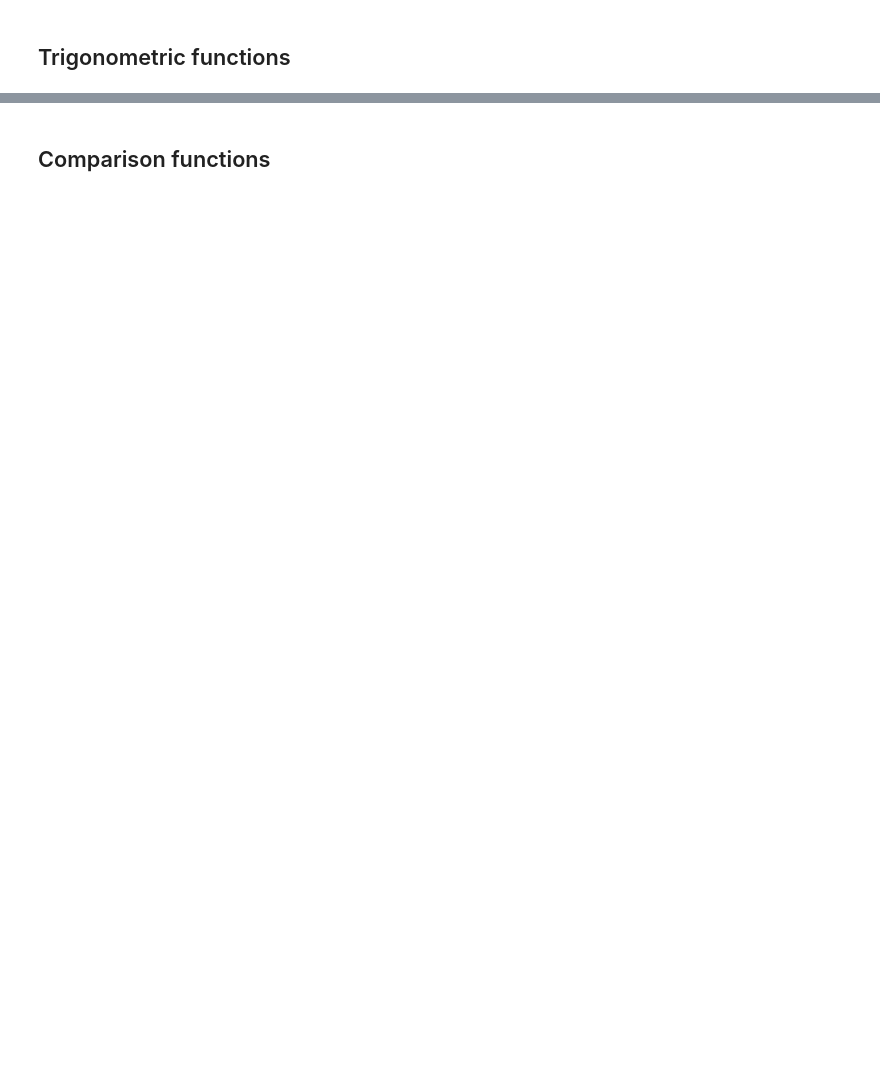
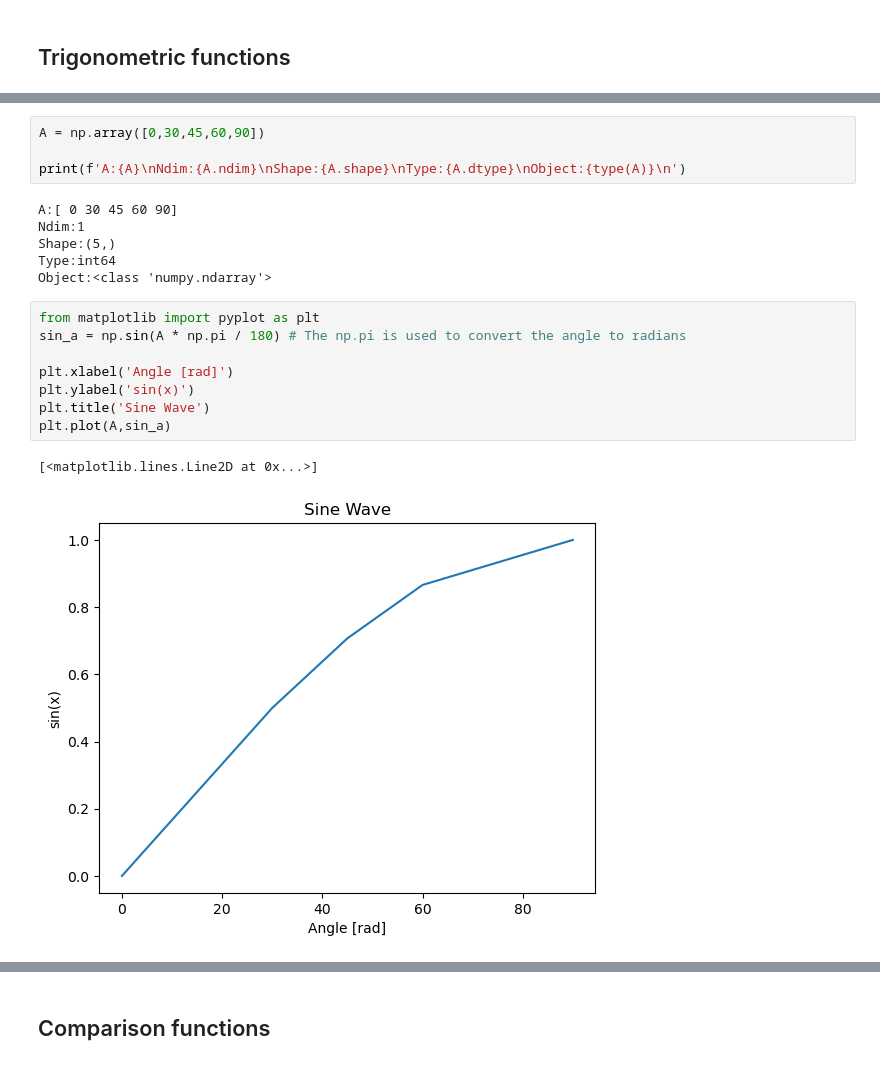
Before and after one commit to pcmoraesmenezes/Data-Science-and-Machine-Learning-Course, a Jupyter notebook: Introduction/numpy/some_ufuncs.ipynb, the cells around one changed output, grey strips where cells are left out. Saved outputs shown, nothing was run; the diff lists cells and outputs as text; blank space fills up the shorter version.

Commit message:
practice and add the functions useful to work in numpy

```diff
--- a/Introduction/numpy/some_ufuncs.ipynb
+++ b/Introduction/numpy/some_ufuncs.ipynb
@@ -368,0 +368,21 @@ B: [0.47217607 0.13734291 0.37875502 0.89335247 0.75939972 0.44053071
+# %%
+A = np.array([0,30,45,60,90])
+
+print(f'A:{A}\nNdim:{A.ndim}\nShape:{A.shape}\nType:{A.dtype}\nObject:{type(A)}\n')
+# %% [output]
+A:[ 0 30 45 60 90]
+Ndim:1
+Shape:(5,)
+Type:int64
+Object:<class 'numpy.ndarray'>
+# %%
+from matplotlib import pyplot as plt
+sin_a = np.sin(A * np.pi / 180) # The np.pi is used to convert the angle to radians
+
+plt.xlabel('Angle [rad]')
+plt.ylabel('sin(x)')
+plt.title('Sine Wave')
+plt.plot(A,sin_a)
+# %% [output]
+[<matplotlib.lines.Line2D at 0x...>]
+[figure, added]
```
Also changed, not shown: parts of 42 cells of this notebook, 1 other file.
